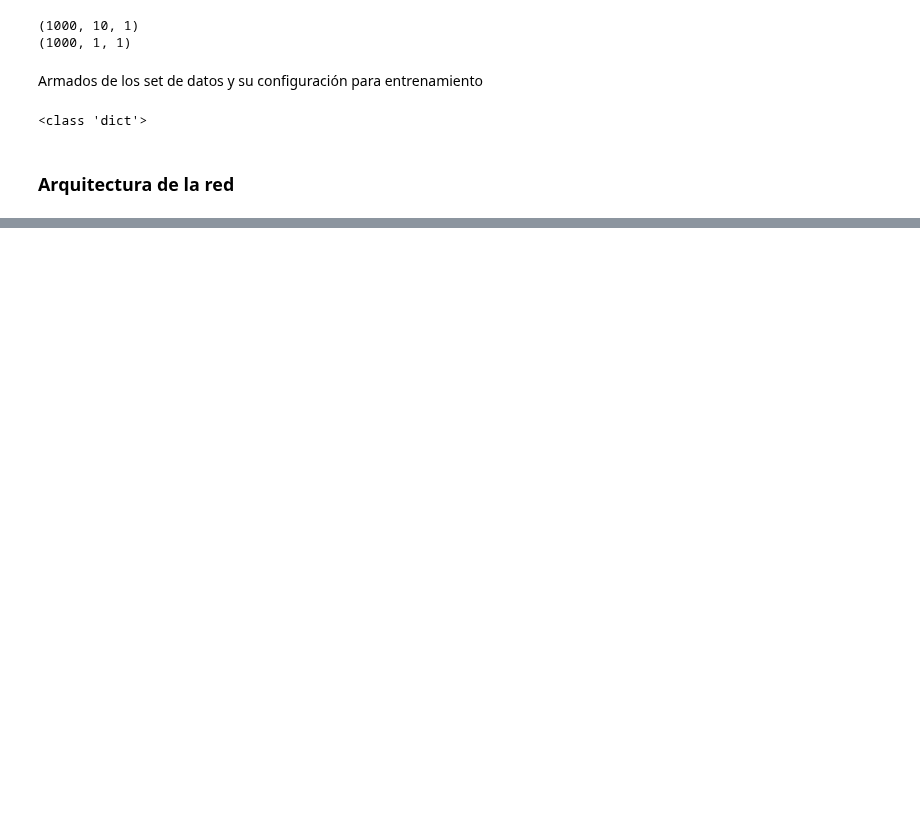
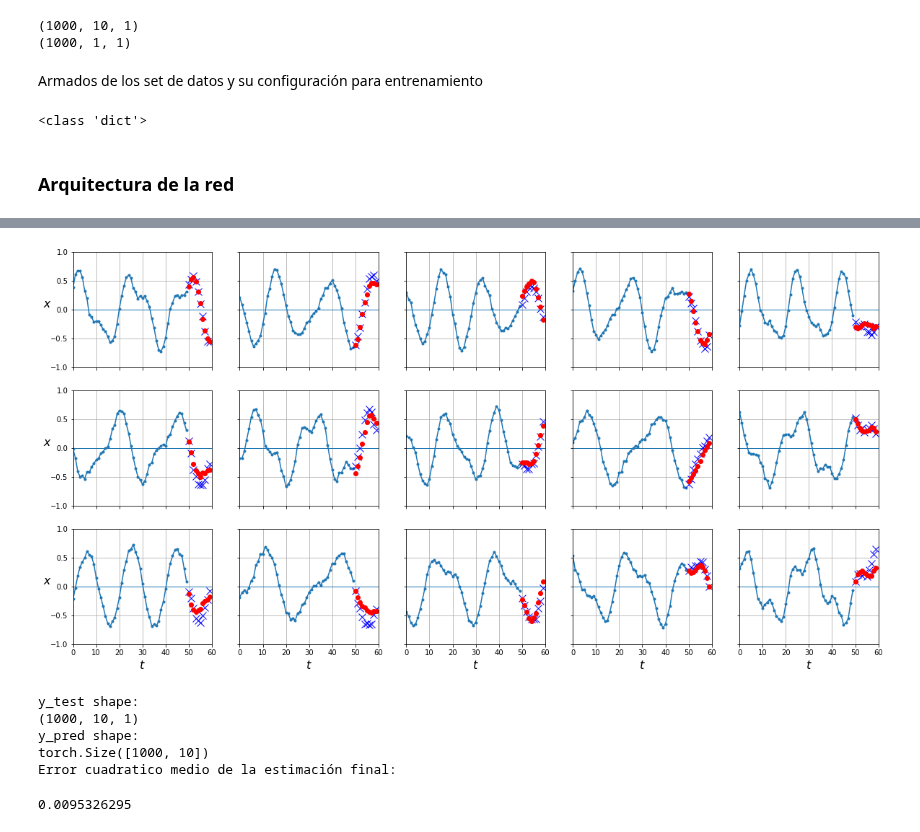
Before and after one commit to cgmassobrio/CEIA-aprendizaje_profundo, a Jupyter notebook: clase_6/RNN.ipynb, the cells around one changed output, grey strips where cells are left out. Cells and saved outputs as stored; diff of their text form; code cells hidden in the pictures; blank space fills up the shorter version.

```diff
--- a/clase_6/RNN.ipynb
+++ b/clase_6/RNN.ipynb
@@ -65,7 +99,7 @@ class TimeSeriesDataset(Dataset):
 from tqdm import tqdm
 device = "cuda" if torch.cuda.is_available() else "cpu"
 
-def fit(model, dataloader, epochs=5):
+def fit(model, dataloader, epochs=9):
     model.to(device)
     optimizer = torch.optim.Adam(model.parameters(), lr=1e-3)
     criterion = torch.nn.MSELoss()
@@ -196,9 +228,12 @@ print(type(dataloader))
 ### Arquitectura de la red
 # %%
 class RNN(torch.nn.Module):
-  def __init__(self):
+  def __init__(self, input_size=1, hidden_size=20, num_layers=1):
     super().__init__()
-    self.rnn = torch.nn.RNN(input_size=1, hidden_size=20, num_layers=1, batch_first=True)
+    self.rnn = torch.nn.RNN(input_size, hidden_size, num_layers, batch_first=True)
+    self.fc = torch.nn.Linear(20, 10)
+
+
     self.fc = torch.nn.Linear(20, 10)
 
   def forward(self, x):
@@ -213,7 +248,7 @@ class RNN(torch.nn.Module):
     return y
 # %%
 # Instanciamos el modelo
-model_rnn = RNN()
+model_rnn = RNN(input_size=1, hidden_size=20, num_layers=11)
 # %%
 # Verificamos los tamaños de los parámetros de la red
 imp_param(model_rnn)
@@ -260,0 +306,20 @@ NameError: name 'fit' is not defined
+# %%
+y_pred = predict(model_rnn, dataloader['test'])
+plot_series(X_test, y_test, y_pred.cpu().numpy())
+
+
+y_testb = np.squeeze(y_test)
+print('y_test shape:')
+print(y_test.shape)
+print('y_pred shape:')
+print(y_pred.shape)
+print('Error cuadratico medio de la estimación final: ')
+mean_squared_error(np.squeeze(y_test), y_pred.cpu())
+# %% [output]
+[figure, added]
+y_test shape:
+(1000, 10, 1)
+y_pred shape:
+torch.Size([1000, 10])
+Error cuadratico medio de la estimación final:
+0.0095326295
```
Also changed, not shown: parts of 8 cells of this notebook.
